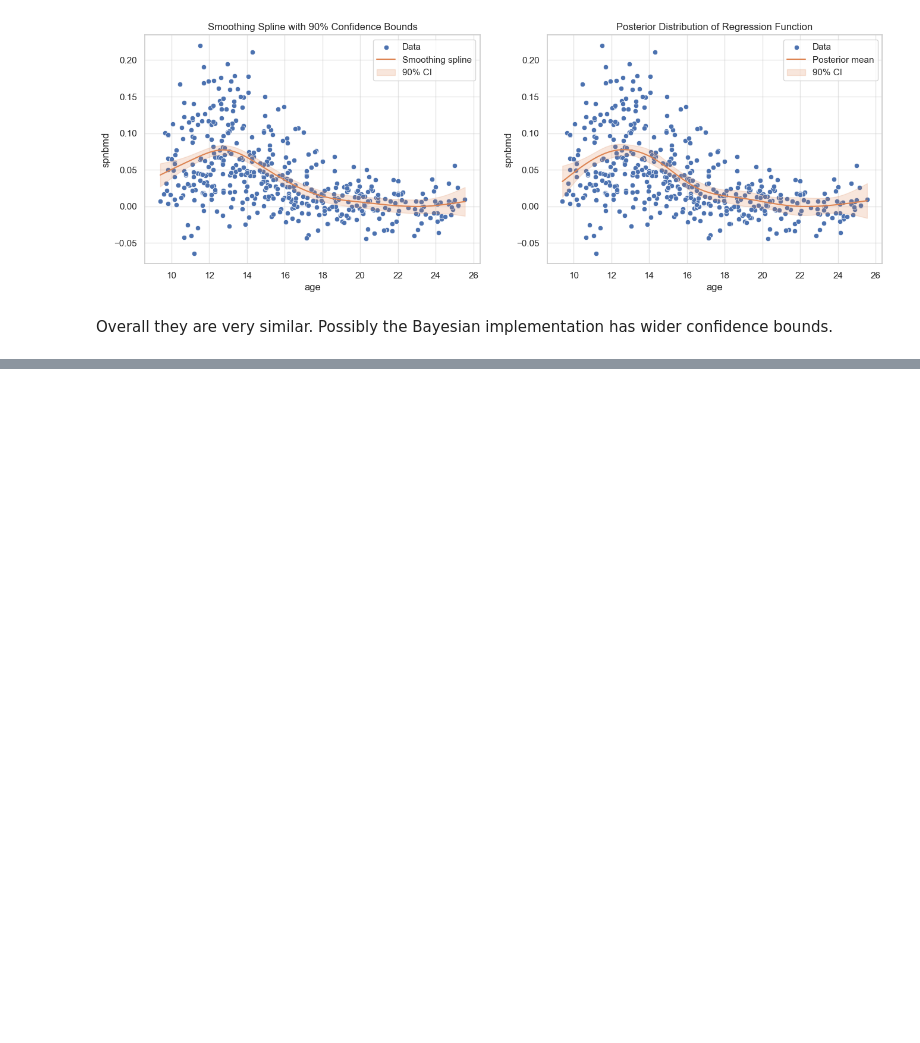
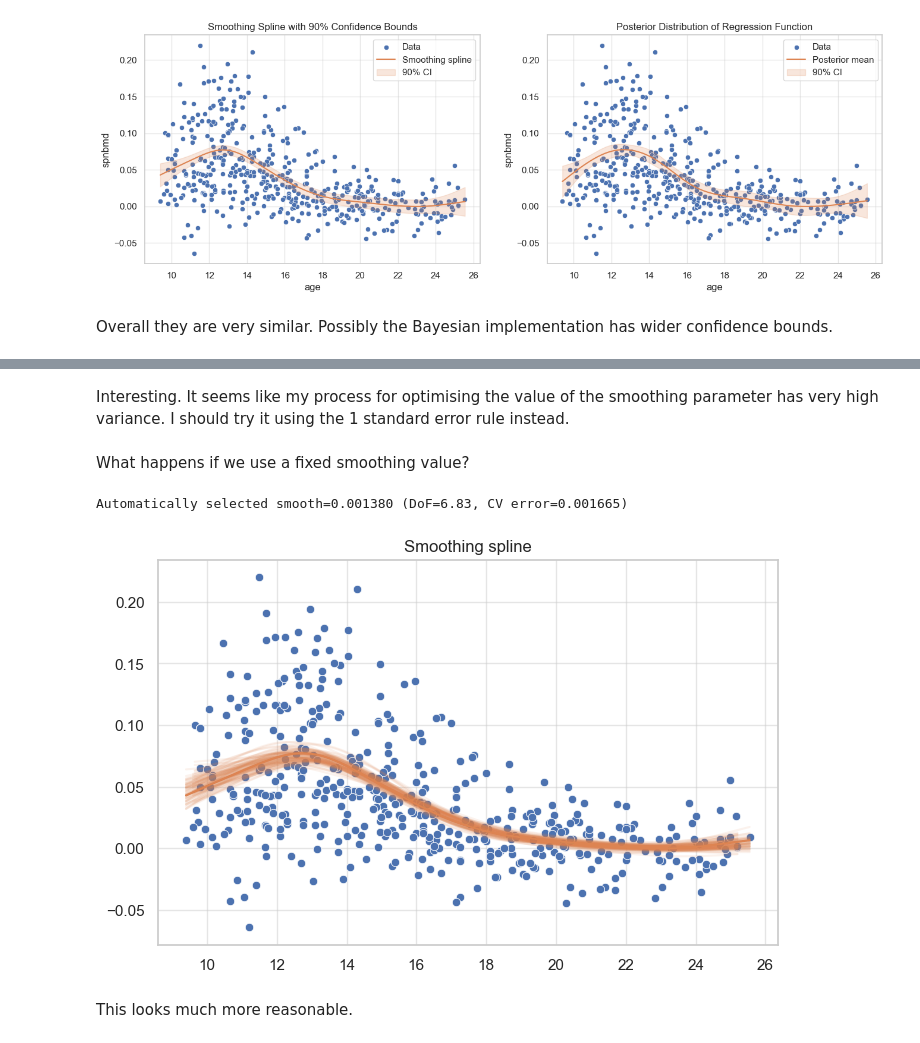
Before and after one commit to chris-leonard/elements-of-statistical-learning, a Jupyter notebook: chapter-8/chapter-8-exercises.ipynb, the cells around one changed output, grey strips where cells are left out. Saved outputs shown, nothing was run; the diff lists cells and outputs as text; code cells hidden in the pictures; blank space fills up the shorter version.

```diff
--- a/chapter-8/chapter-8-exercises.ipynb
+++ b/chapter-8/chapter-8-exercises.ipynb
@@ -505,0 +565,42 @@ Possibly the Bayesian implementation has wider confidence bounds.
+# %% [markdown]
+Interesting.
+It seems like my process for optimising the value of the smoothing parameter has very high variance.
+I should try it using the 1 standard error rule instead.
+# %% [markdown]
+What happens if we use a fixed smoothing value?
+# %%
+n_bootstrap = 100
+
+bootstrap_spline_model = SmoothingSpline(bone_data['age'], bone_data['spnbmd'])
+
+degrees_of_freedom = []
+bootstrap_x = []
+bootstrap_y = []
+
+fig, ax = plt.subplots(figsize=(8, 5))
+bootstrap_spline_model.plot_training_predictions(confidence_level=None, spline_alpha=1, ax=ax)
+
+for i in range(n_bootstrap):
+    # Sample with replacement
+    sample_indices = np.random.choice(len(bone_data), size=len(bone_data), replace=True)
+    sample_data = bone_data.iloc[sample_indices].reset_index(drop=True)
+
+    # Fit smoothing spline to the bootstrap sample
+    bootstrap_spline_model = SmoothingSpline(sample_data['age'], sample_data['spnbmd'], smooth=bootstrap_spline_model.smooth)
+
+    degrees_of_freedom.append(bootstrap_spline_model.dof)
+
+    # Plot the bootstrap spline
+    x, y, _ = bootstrap_spline_model.get_training_predictions_with_std_errors()
+    bootstrap_x.append(x)
+    bootstrap_y.append(y)
+
+    bootstrap_spline_model.plot_training_predictions(confidence_level=None, spline_alpha=0.1, plot_data=False, ax=ax)
+
+
+ax.get_legend().remove()
+# %% [output]
+Automatically selected smooth=0.001380 (DoF=6.83, CV error=0.001665)
+[figure, added]
+# %% [markdown]
+This looks much more reasonable.
```
Also changed, not shown: parts of 5 cells of this notebook.
